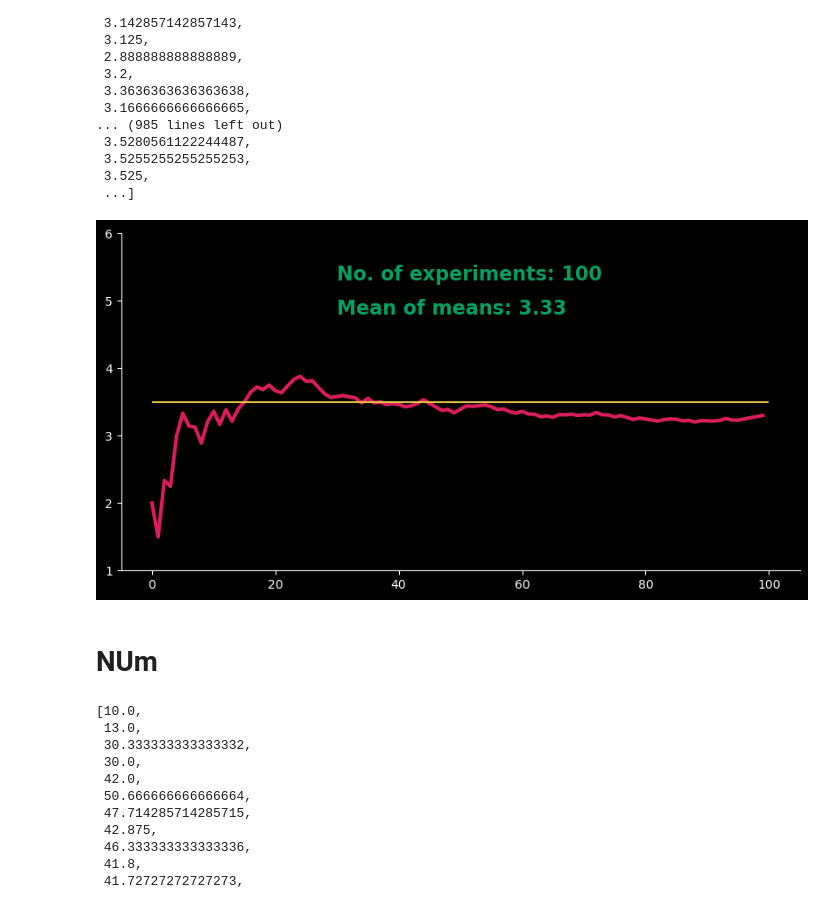
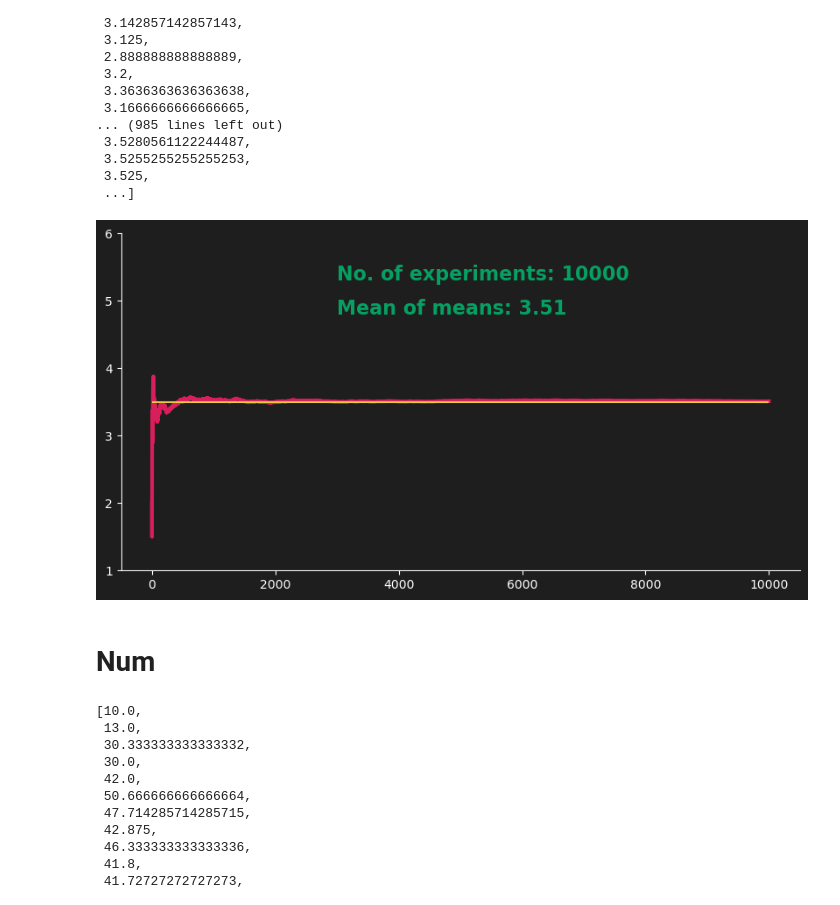
Before and after one commit to levikul09/Tutorials, a Jupyter notebook: LLN-pal/LLN-pal.ipynb, the cells around one changed output. Drawn from its saved outputs; the diff is of its cells as text; code cells hidden in the pictures.

```diff
--- a/LLN-pal/LLN-pal.ipynb
+++ b/LLN-pal/LLN-pal.ipynb
@@ -42,44 +42,44 @@ avg_dice
  3.525,
  ...]
 # %%
-fig, ax = plt.subplots(figsize=(10,5), facecolor='black')
+fig, ax = plt.subplots(figsize=(10,5), facecolor='#1E1E1E')
 
 #Plotting:
 
-y = avg_dice[:100]
+y = avg_dice[:10000]
 
 ax.plot(y, color='#D81E5B', linewidth=3)
 
-ax.hlines(exp, 0, len(y), color='#E7C547')
+ax.hlines(exp, 0, len(y), color='#E8C547')
 
 #add text to right upper corner
 
-ax.text(len(y)/2*0.6, 5.3, f'No. of experiments: {len(y)}', color='#04A061', fontsize=16, fontweight='bold')
-ax.text(len(y)/2*0.6, 4.8, f'Mean of means: {round(np.mean(y), 2)}', color='#04A061', fontsize=16, fontweight='bold')
+ax.text(len(y)/2*0.6, 5.3, f'No. of experiments: {len(y)}', color='#06A062', fontsize=16, fontweight='bold')
+ax.text(len(y)/2*0.6, 4.8, f'Mean of means: {round(np.mean(y), 2)}', color='#06A062', fontsize=16, fontweight='bold')
 
 if len(y)<=10:
-    ax.text(0, exp+0.2, f'Expected Value: {exp}', color='#E7C547', fontsize=16, fontweight='bold')
+    ax.text(0, exp+0.2, f'Expected Value: {exp}', color='#E8C547', fontsize=16, fontweight='bold')
 
 #Formatting:
 
 ax.tick_params(which='both', colors='white')
 
 ax.spines[['left', 'bottom']].set_color('white')
 
 ax.spines[['right', 'top']].set_visible(False)
 
-ax.set_facecolor('black')
+ax.set_facecolor('#1E1E1E')
 
 ax.set_yticks([1,2,3,4,5,6])
 
 if len(y)<=10:
     ax.set_xticks(np.arange(len(y)), np.arange(1, len(y)+1))
 
-#plt.savefig(f'{len(y)}runs.png', dpi=300,bbox_inches='tight');
+plt.savefig(f'{len(y)}runs.png', dpi=300,bbox_inches='tight');
 # %% [output]
-[figure, old version]
+[figure, new version]
 # %% [markdown]
-# NUm
+# Num
 # %%
 avg_num =[]
 
```
Also changed, not shown: parts of 6 cells of this notebook, 5 other files.
